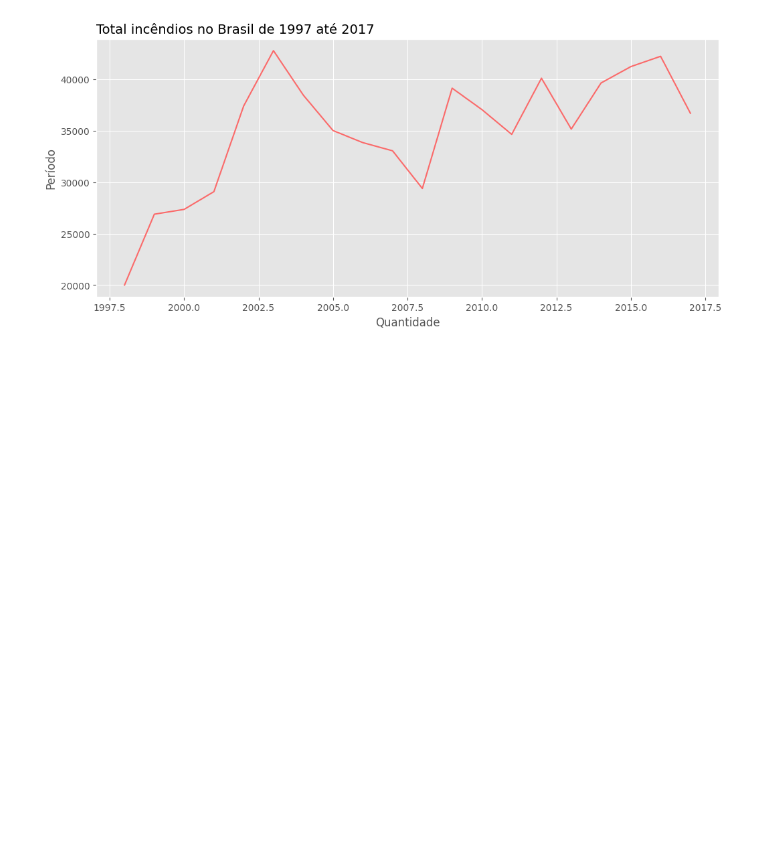
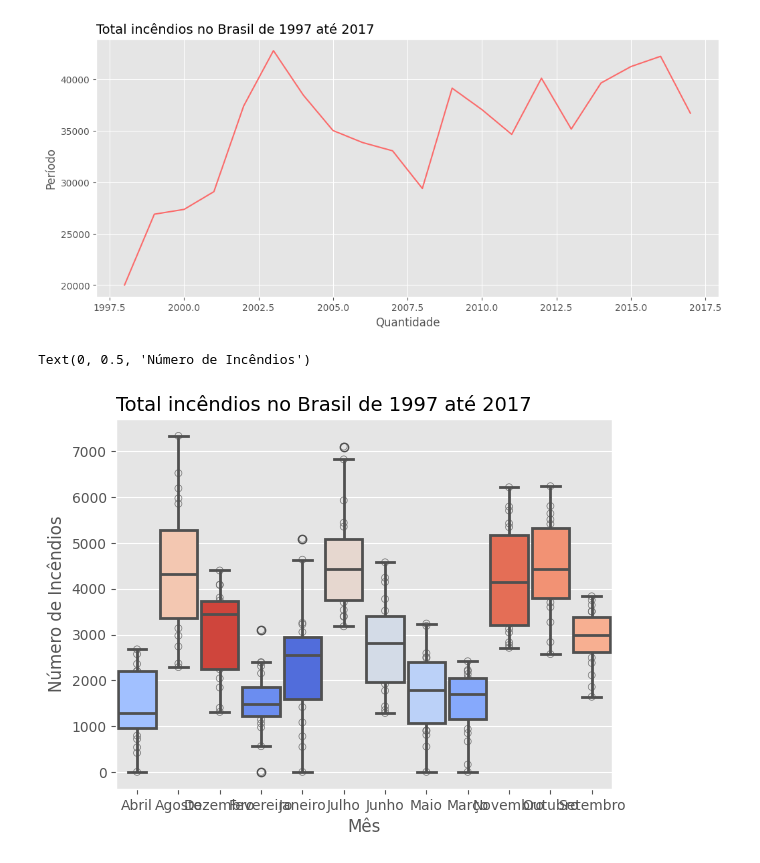
Before and after one commit to 21seya/Analise_dados_conceitos, a Jupyter notebook: projeto09 - Incendio_florestal.ipynb, the cells around one changed output. Saved outputs shown, nothing was run; the diff lists cells and outputs as text; code cells hidden in the pictures; blank space fills up the shorter version.

Commit message:
os estados com maios incêndios

```diff
--- a/projeto09 - Incendio_florestal.ipynb
+++ b/projeto09 - Incendio_florestal.ipynb
@@ -117,3 +117,23 @@ plt.xlabel('Quantidade')
 plt.ylabel('Período');
 # %% [output]
 [figure]
+# %%
+#Analise por ano e mês de incendios
+Analise_mes= df_incendio.groupby(by=['year','month']).sum().reset_index()
+
+Analise_mes.head()
+
+#Titulo
+plt.title('Total incêndios no Brasil de 1997 até 2017', loc='left', fontsize=14)
+
+#Gráfico
+sns.boxenplot(data=Analise_mes,x='month',y='number')
+sns.boxplot( data=Analise_mes, x='month', y='number', palette='coolwarm', saturation=1, width=0.9, linewidth=2,
+            order=['Janeiro', 'Fevereiro', 'Março', 'Abril', 'Maio', 'Junho', 'Julho', 'Agosto', 'Setembro', 'Outubro', 'Novembro', 'Dezembro'] )
+
+# Labels
+plt.xlabel('Mês')
+plt.ylabel('Número de Incêndios')
+# %% [output]
+Text(0, 0.5, 'Número de Incêndios')
+[figure, added]
```
Also changed, not shown: parts of 2 cells of this notebook.
